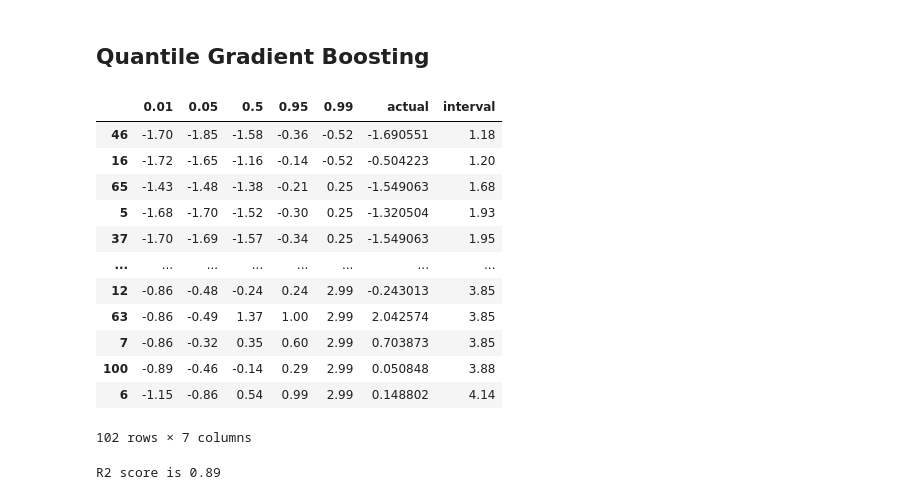
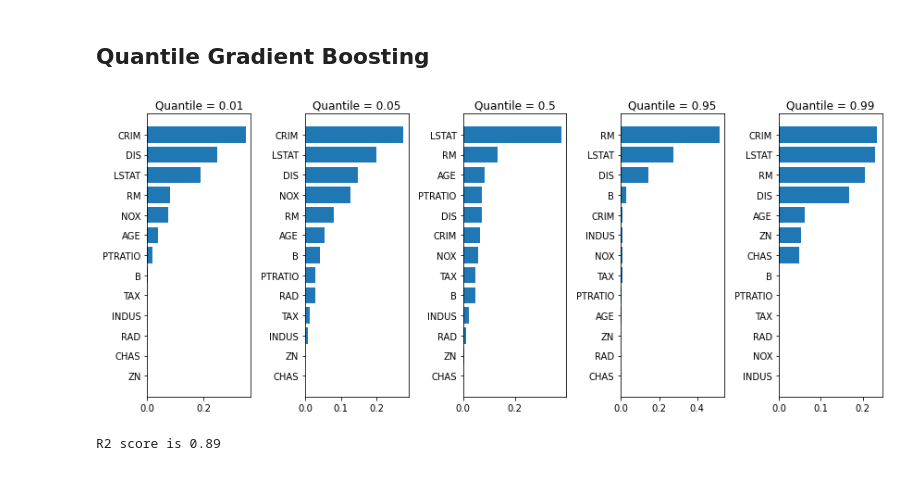
Before and after one commit to dataman-git/codes_for_articles, a Jupyter notebook: From Quantile Regression to Quantile Random Forests.ipynb, the cells around one changed output. Saved outputs shown, nothing was run; the diff lists cells and outputs as text; code cells hidden in the pictures.

```diff
--- a/From Quantile Regression to Quantile Random Forests.ipynb
+++ b/From Quantile Regression to Quantile Random Forests.ipynb
@@ -184,24 +214,22 @@ for q in quantiles:
     pred , model = GBM(q)
     GBM_models.append(model)
     GBM_actual_pred = pd.concat([GBM_actual_pred,pred],axis=1)
-
-GBM_actual_pred.columns=quantiles
-GBM_actual_pred['actual'] = Y_test
-GBM_actual_pred['interval'] = GBM_actual_pred[np.max(quantiles)] - GBM_actual_pred[np.min(quantiles)]
-GBM_actual_pred = GBM_actual_pred.sort_values('interval')
-GBM_actual_pred
-# %% [output]
-|  | 0.01 | 0.05 | 0.5 | 0.95 | 0.99 | actual | interval |
-| 46 | -1.70 | -1.85 | -1.58 | -0.36 | -0.52 | -1.690551 | 1.18 |
-| 16 | -1.72 | -1.65 | -1.16 | -0.14 | -0.52 | -0.504223 | 1.20 |
-| 65 | -1.43 | -1.48 | -1.38 | -0.21 | 0.25 | -1.549063 | 1.68 |
-| 5 | -1.68 | -1.70 | -1.52 | -0.30 | 0.25 | -1.320504 | 1.93 |
-| 37 | -1.70 | -1.69 | -1.57 | -0.34 | 0.25 | -1.549063 | 1.95 |
-| ... | ... | ... | ... | ... | ... | ... | ... |
-| 12 | -0.86 | -0.48 | -0.24 | 0.24 | 2.99 | -0.243013 | 3.85 |
-| 63 | -0.86 | -0.49 | 1.37 | 1.00 | 2.99 | 2.042574 | 3.85 |
-| 7 | -0.86 | -0.32 | 0.35 | 0.60 | 2.99 | 0.703873 | 3.85 |
-| 100 | -0.89 | -0.46 | -0.14 | 0.29 | 2.99 | 0.050848 | 3.88 |
-| 6 | -1.15 | -0.86 | 0.54 | 0.99 | 2.99 | 0.148802 | 4.14 |
-102 rows × 7 columns
+# %%
+fig = plt.figure(figsize=(12, 5))
+
+n = len(quantiles)
+
+for i in range(n):
+    plt.subplot(1, n, i+1)
+    feature_importance = GBM_models[i].feature_importances_
+    sorted_idx = np.argsort(feature_importance)
+    pos = np.arange(sorted_idx.shape[0]) + .5
+    plt.barh(pos, feature_importance[sorted_idx], align='center')
+    plt.yticks(pos, np.array(boston.columns)[sorted_idx])
+    plt.title('Quantile = ' + str(quantiles[i] ))
+
+fig.tight_layout()
+plt.show()
+# %% [output]
+[figure, added]
 # %%
```
Also changed, not shown: parts of 14 cells of this notebook.
